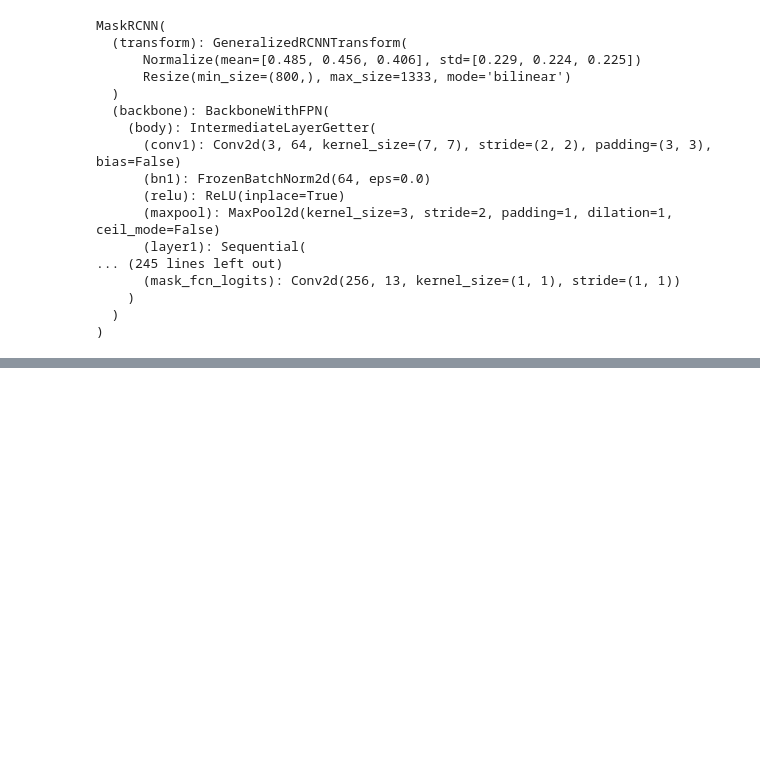
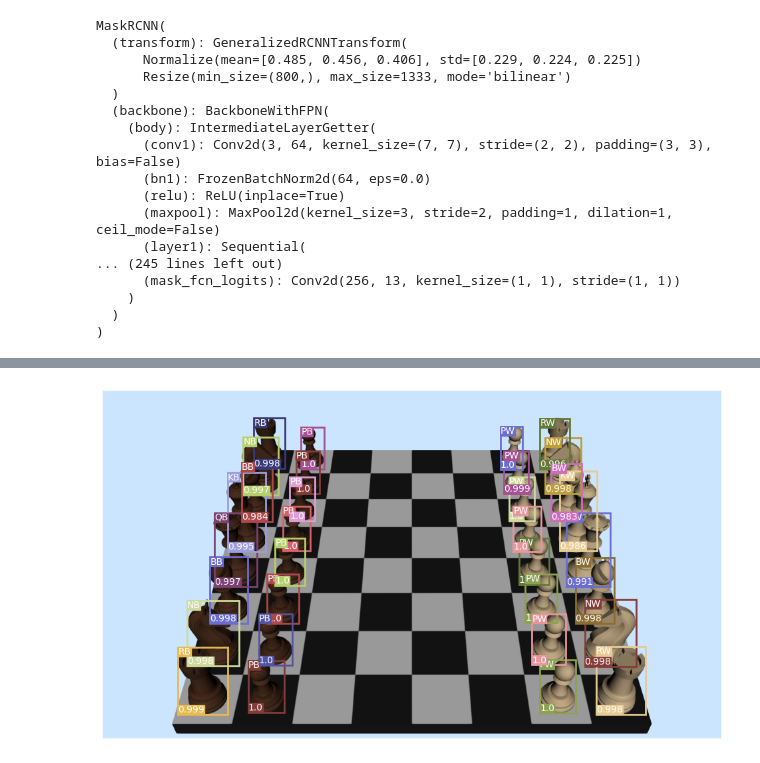
Before and after one commit to elchun/ChessBot, a Jupyter notebook: src/infer_board.ipynb, the cells around one changed output, grey strips where cells are left out. Cells and saved outputs as stored; diff of their text form; code cells hidden in the pictures; blank space fills up the shorter version.

```diff
--- a/src/infer_board.ipynb
+++ b/src/infer_board.ipynb
@@ -192,3 +201,14 @@ plot_prediction()
+# %%
+filename = os.path.join(dataset_path, f"board_start.png")
+img = Image.open(filename).convert("RGB")
+
+with torch.no_grad():
+    prediction = model([Tf.to_tensor(img).to(device)])
+
+
+plot_prediction()
+# %% [output]
+[figure, added]
 # %%
 labels = list(prediction[0]['labels'].cpu().detach().numpy())
 scores = list(prediction[0]['scores'].cpu().detach().numpy())
```
Also changed, not shown: parts of 7 cells of this notebook, 5 other files.
